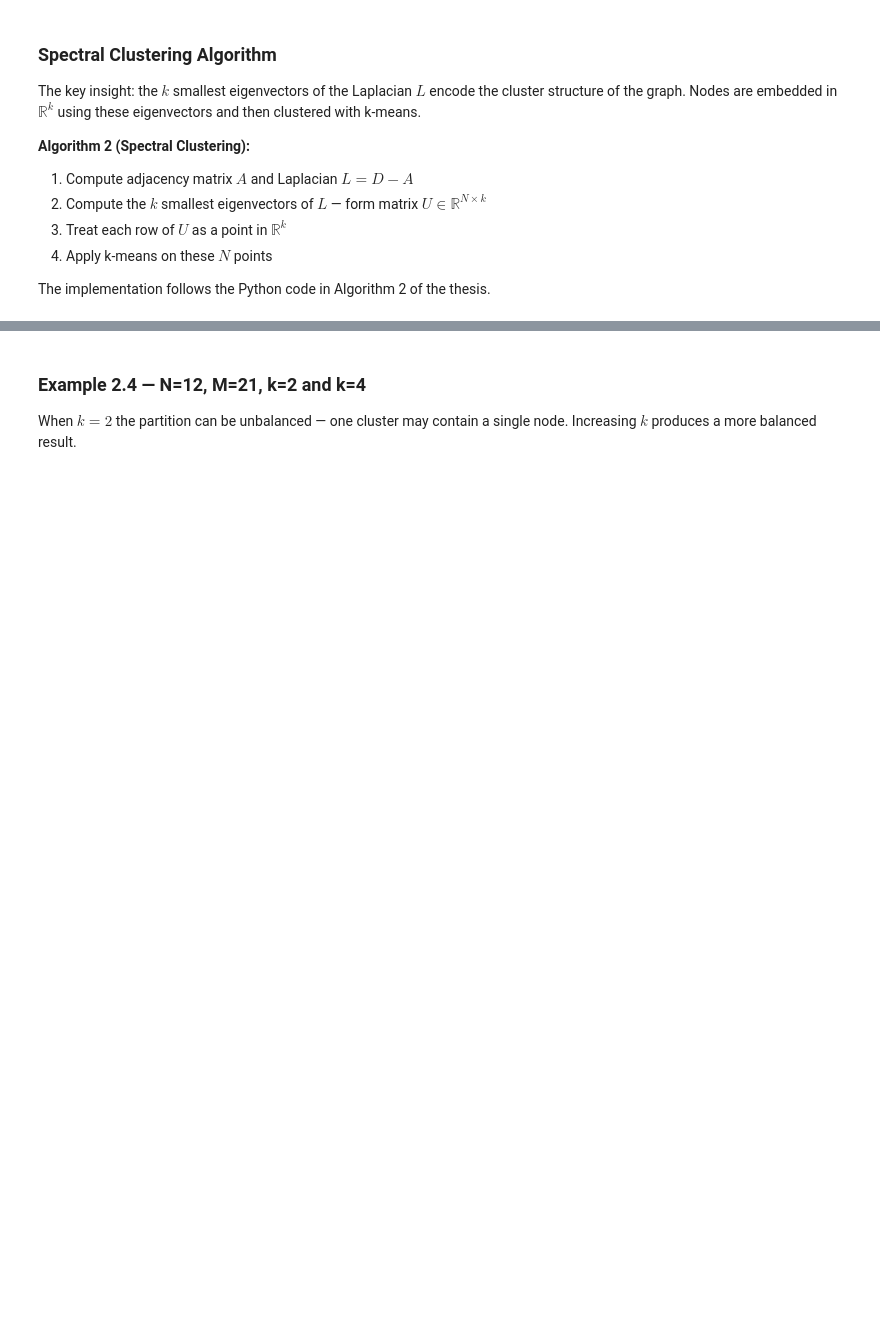
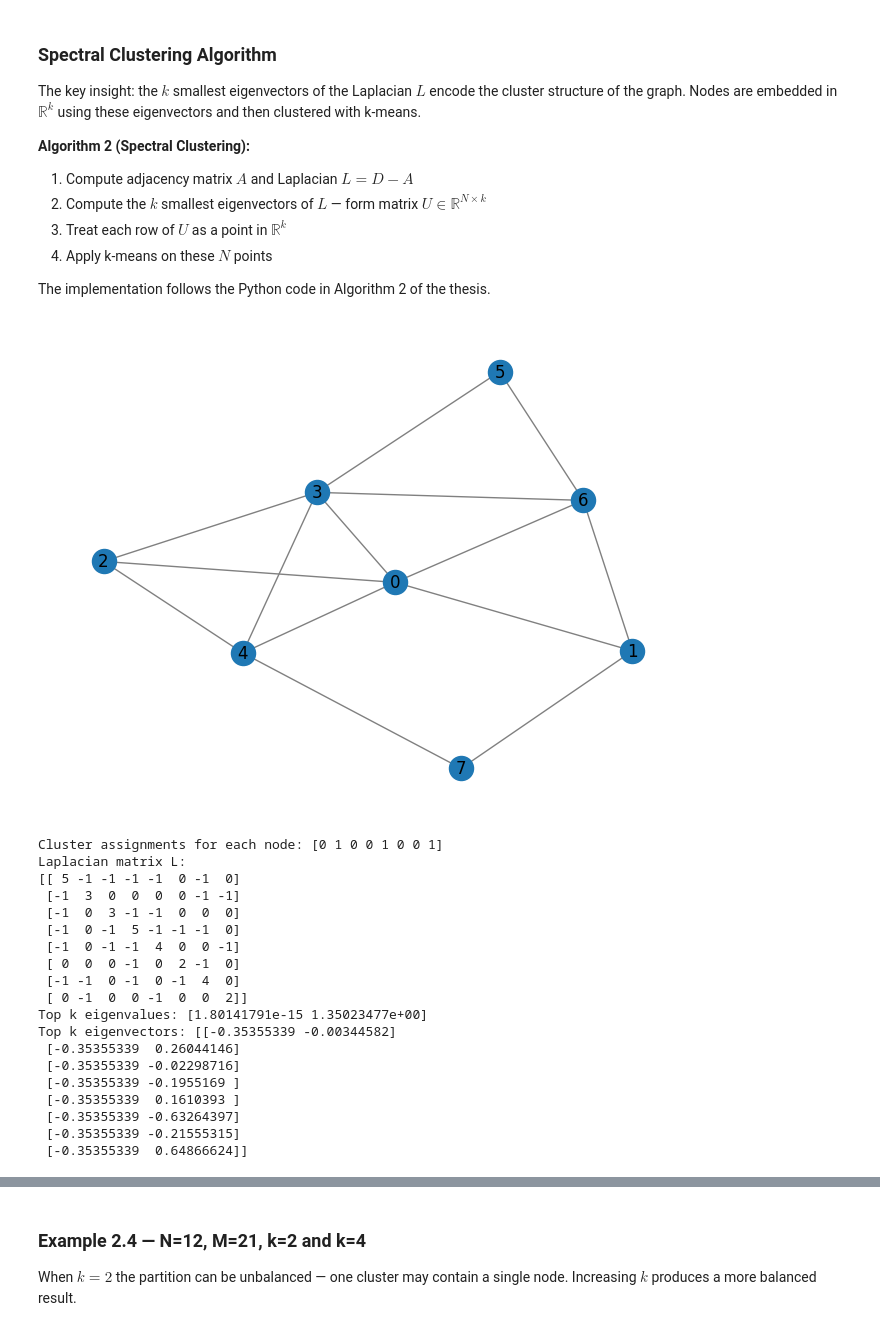
Before and after one commit to teogr99/Graph_Partitioning, a Jupyter notebook: 02_spectral_clustering.ipynb, the cells around one changed output, grey strips where cells are left out. Drawn from its saved outputs; the diff is of its cells as text; code cells hidden in the pictures; blank space fills up the shorter version.

Commit message:
Final layout of Thesis

```diff
--- a/02_spectral_clustering.ipynb
+++ b/02_spectral_clustering.ipynb
@@ -114,31 +127,56 @@ N = 8
 M = 14
 G = nx.gnm_random_graph(n=N, m=M, seed=42)
 pos = nx.spring_layout(G, seed=42)
+nx.draw(G, pos, with_labels=True, cmap=plt.cm.Set1, edge_color='grey')
+plt.show()
 
 # ---- Step 2: Adjacency matrix and Laplacian ----
 A = nx.to_numpy_array(G, dtype=int)
 degrees = np.sum(A, axis=1)
 D = np.diag(degrees)
 L = D - A
 
 # ---- Step 3: Eigendecomposition ----
 eigenvalues, eigenvectors = np.linalg.eigh(L)
 k = 2
 top_k_eigenvectors = eigenvectors[:, :k]
 top_k_eigenvalues = eigenvalues[:k]
 
 # ---- Step 4: KMeans on rows of N x k matrix ----
 X = top_k_eigenvectors
 kmeans_model = KMeans(n_clusters=k, n_init=1500, random_state=0).fit(X)
 labels = kmeans_model.labels_
 
 # ---- Step 5: Output ----
 print('Cluster assignments for each node:', labels)
 print('Laplacian matrix L:')
 print(L)
 print('Top k eigenvalues:', top_k_eigenvalues)
 print('Top k eigenvectors:', top_k_eigenvectors)
 
-# ---- Step 6: Draw graph ----
+# ---- Step 6: Draw graphs ----
+
+pos = nx.spring_layout(G, seed=42)
 nx.draw(G, pos, with_labels=True, node_color=labels, cmap=plt.cm.Set1, edge_color='grey')
 plt.show()
+# %% [output]
+[figure, added]
+Cluster assignments for each node: [0 1 0 0 1 0 0 1]
+Laplacian matrix L:
+[[ 5 -1 -1 -1 -1  0 -1  0]
+ [-1  3  0  0  0  0 -1 -1]
+ [-1  0  3 -1 -1  0  0  0]
+ [-1  0 -1  5 -1 -1 -1  0]
+ [-1  0 -1 -1  4  0  0 -1]
+ [ 0  0  0 -1  0  2 -1  0]
+ [-1 -1  0 -1  0 -1  4  0]
+ [ 0 -1  0  0 -1  0  0  2]]
+Top k eigenvalues: [1.80141791e-15 1.35023477e+00]
+Top k eigenvectors: [[-0.35355339 -0.00344582]
+ [-0.35355339  0.26044146]
+ [-0.35355339 -0.02298716]
+ [-0.35355339 -0.1955169 ]
+ [-0.35355339  0.1610393 ]
+ [-0.35355339 -0.63264397]
+ [-0.35355339 -0.21555315]
+ [-0.35355339  0.64866624]]
```
Also changed, not shown: parts of 7 cells of this notebook, 2 other files.
